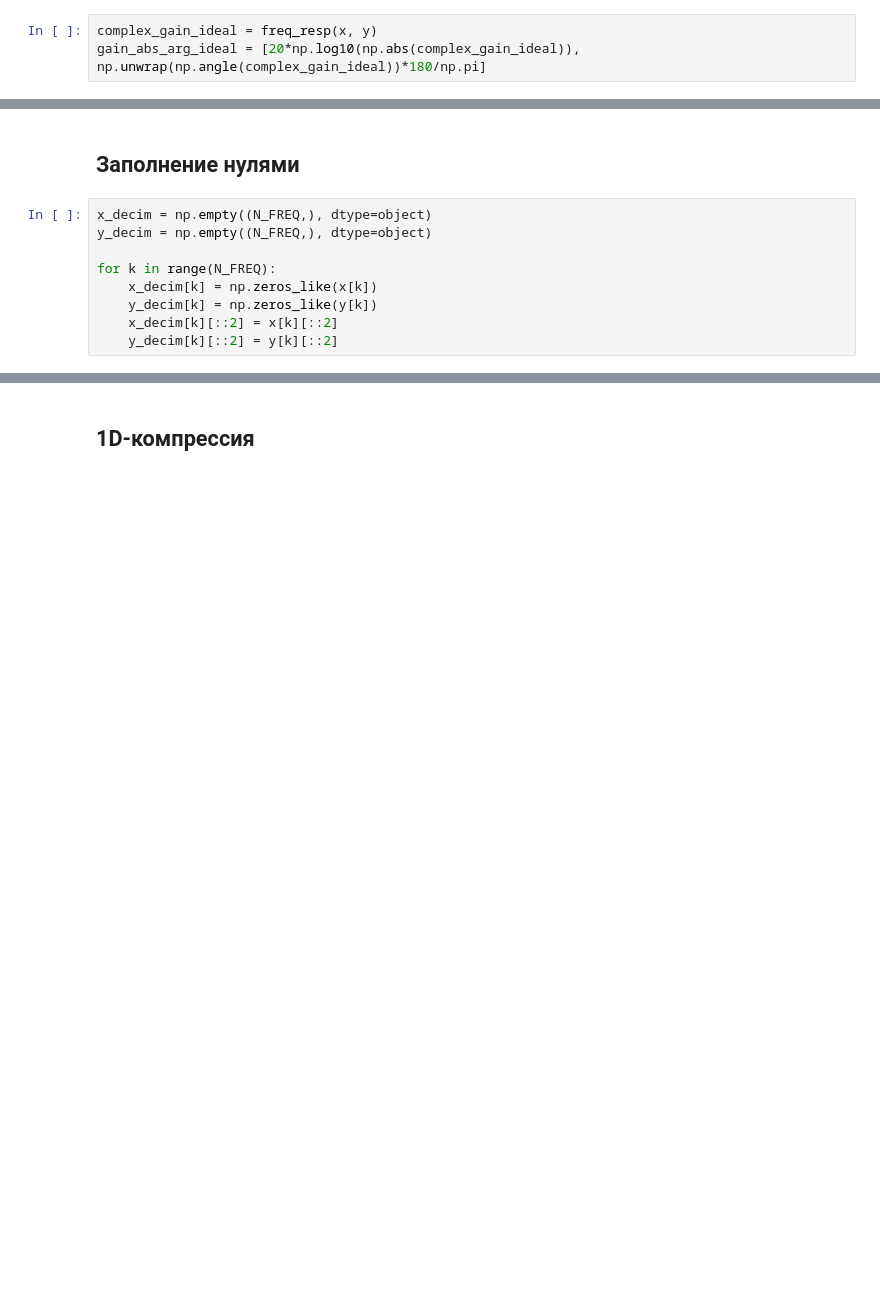
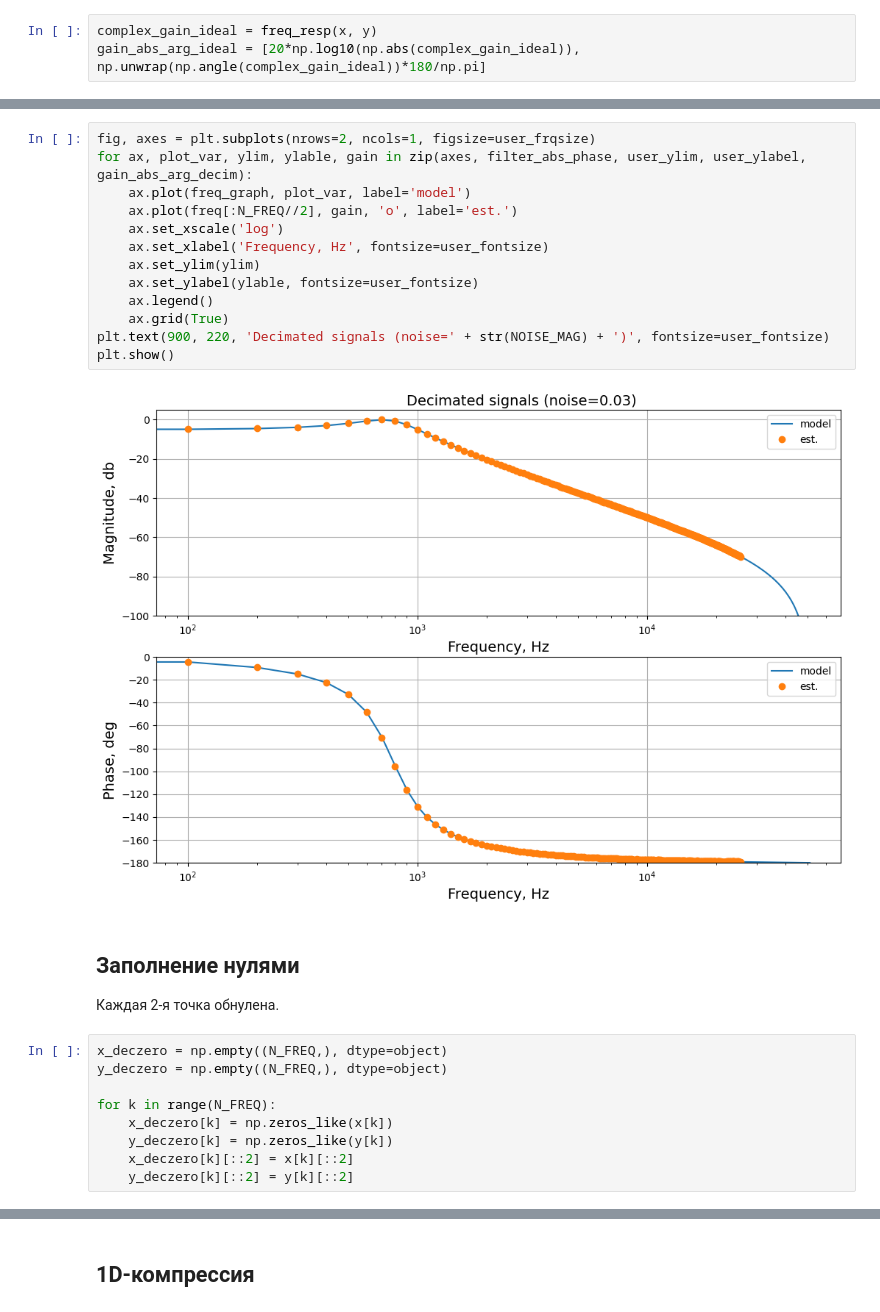
Before and after one commit to romangorbunov91/daub_5_3-int-to-int, a Jupyter notebook: fft_test.ipynb, the cells around one changed output, grey strips where cells are left out. Drawn from its saved outputs; the diff is of its cells as text; blank space fills up the shorter version.

```diff
--- a/fft_test.ipynb
+++ b/fft_test.ipynb
@@ -177,11 +204,27 @@ plt.show()
+# %%
+fig, axes = plt.subplots(nrows=2, ncols=1, figsize=user_frqsize)
+for ax, plot_var, ylim, ylable, gain in zip(axes, filter_abs_phase, user_ylim, user_ylabel, gain_abs_arg_decim):
+    ax.plot(freq_graph, plot_var, label='model')
+    ax.plot(freq[:N_FREQ//2], gain, 'o', label='est.')
+    ax.set_xscale('log')
+    ax.set_xlabel('Frequency, Hz', fontsize=user_fontsize)
+    ax.set_ylim(ylim)
+    ax.set_ylabel(ylable, fontsize=user_fontsize)
+    ax.legend()
+    ax.grid(True)
+plt.text(900, 220, 'Decimated signals (noise=' + str(NOISE_MAG) + ')', fontsize=user_fontsize)
+plt.show()
+# %% [output]
+[figure, added]
 # %% [markdown]
 ## Заполнение нулями
+Каждая 2-я точка обнулена.
 # %%
-x_decim = np.empty((N_FREQ,), dtype=object)
-y_decim = np.empty((N_FREQ,), dtype=object)
+x_deczero = np.empty((N_FREQ,), dtype=object)
+y_deczero = np.empty((N_FREQ,), dtype=object)
 
 for k in range(N_FREQ):
-    x_decim[k] = np.zeros_like(x[k])
-    y_decim[k] = np.zeros_like(y[k])
-    x_decim[k][::2] = x[k][::2]
-    y_decim[k][::2] = y[k][::2]
+    x_deczero[k] = np.zeros_like(x[k])
+    y_deczero[k] = np.zeros_like(y[k])
+    x_deczero[k][::2] = x[k][::2]
+    y_deczero[k][::2] = y[k][::2]
```
Also changed, not shown: parts of 16 cells of this notebook.
